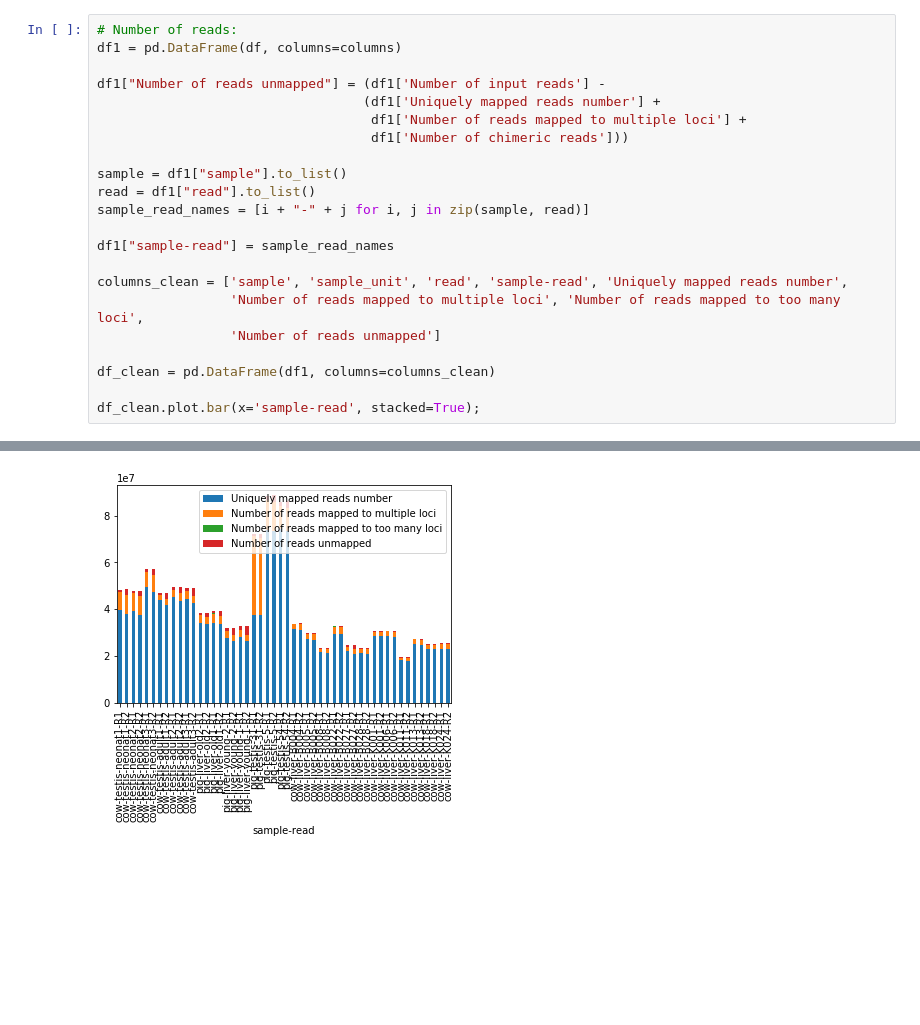
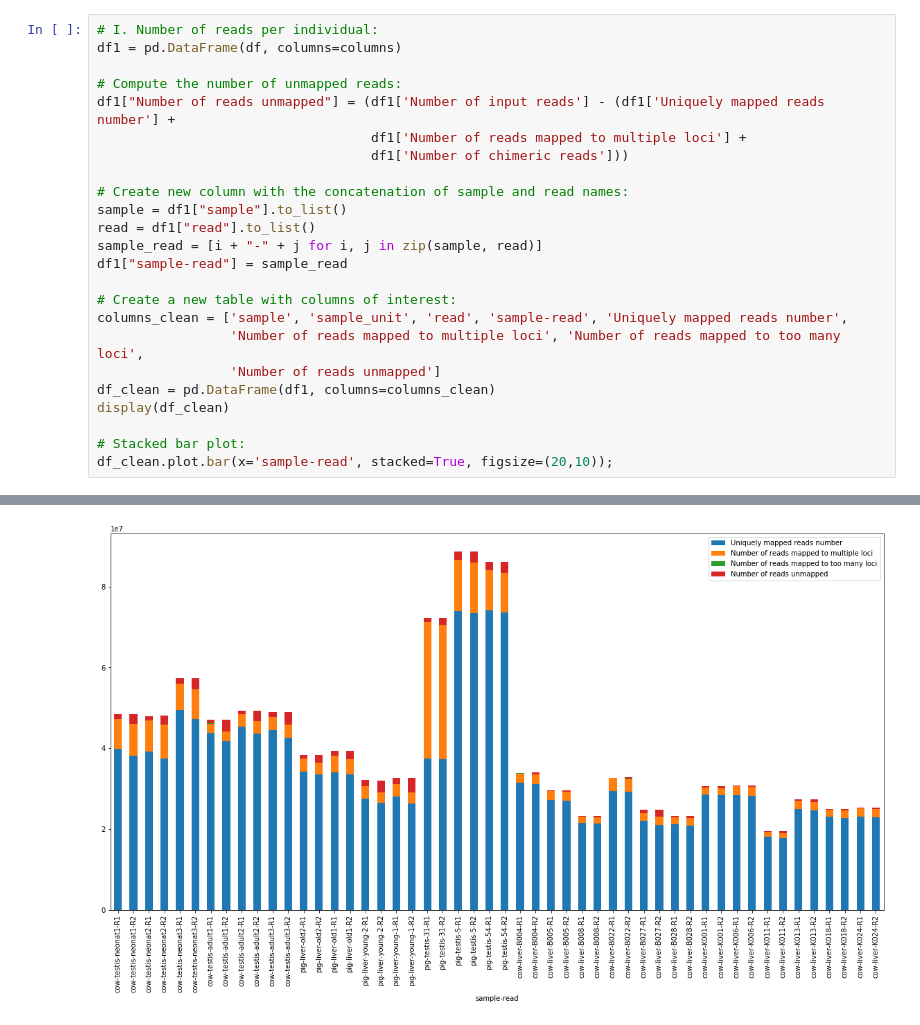
Before and after one commit to GenEpi-GenPhySE/circDetector, a Jupyter notebook: scripts/stats_mapping.ipynb, the cells around one changed output, grey strips where cells are left out. Cells and saved outputs as stored; diff of their text form; blank space fills up the shorter version.

```diff
--- a/scripts/stats_mapping.ipynb
+++ b/scripts/stats_mapping.ipynb
@@ -13,23 +38,25 @@ df = df.drop_duplicates()
 # %%
-# Number of reads:
+# I. Number of reads per individual:
 df1 = pd.DataFrame(df, columns=columns)
 
-df1["Number of reads unmapped"] = (df1['Number of input reads'] -
-                                  (df1['Uniquely mapped reads number'] +
+# Compute the number of unmapped reads:
+df1["Number of reads unmapped"] = (df1['Number of input reads'] - (df1['Uniquely mapped reads number'] +
                                    df1['Number of reads mapped to multiple loci'] +
                                    df1['Number of chimeric reads']))
 
+# Create new column with the concatenation of sample and read names:
 sample = df1["sample"].to_list()
 read = df1["read"].to_list()
-sample_read_names = [i + "-" + j for i, j in zip(sample, read)]
+sample_read = [i + "-" + j for i, j in zip(sample, read)]
+df1["sample-read"] = sample_read
 
-df1["sample-read"] = sample_read_names
-
+# Create a new table with columns of interest:
 columns_clean = ['sample', 'sample_unit', 'read', 'sample-read', 'Uniquely mapped reads number',
                  'Number of reads mapped to multiple loci', 'Number of reads mapped to too many loci',
                  'Number of reads unmapped']
+df_clean = pd.DataFrame(df1, columns=columns_clean)
+display(df_clean)
 
-df_clean = pd.DataFrame(df1, columns=columns_clean)
-
-df_clean.plot.bar(x='sample-read', stacked=True);
+# Stacked bar plot:
+df_clean.plot.bar(x='sample-read', stacked=True, figsize=(20,10));
 # %% [output]
@@ -36,2 +80,2 @@ df_clean.plot.bar(x='sample-read', stacked=True);
-[figure, old version]
+[figure, new version]
 # %%
```
Also changed, not shown: parts of 10 cells of this notebook.
